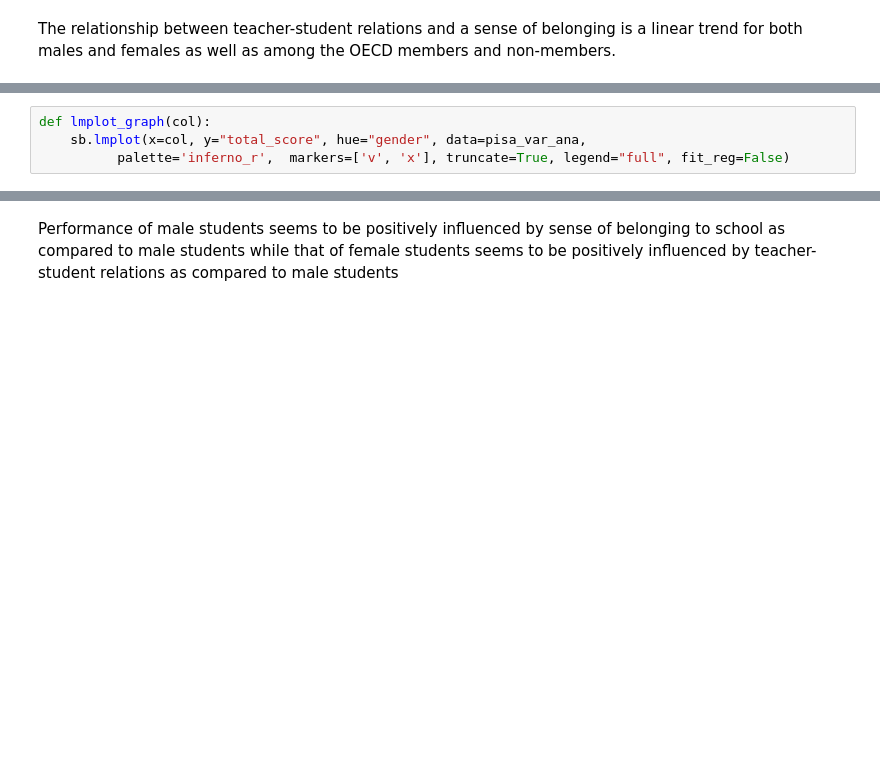
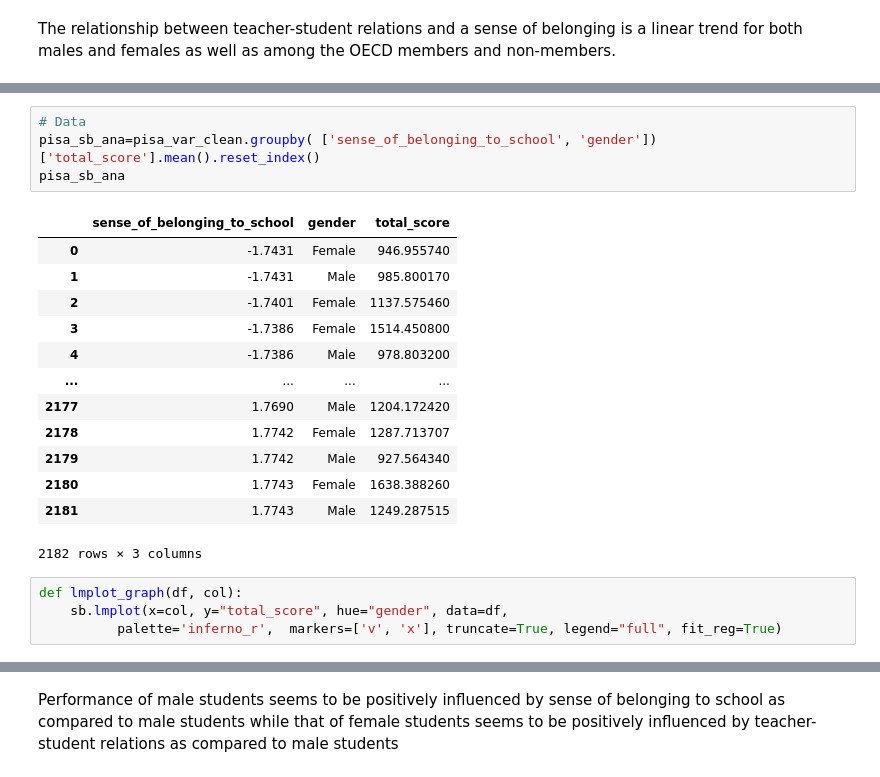
Before and after one commit to Daviedavie100/Pisa2012_data_analysis, a Jupyter notebook: Exploration.ipynb, the cells around one changed output, grey strips where cells are left out. Cells and saved outputs as stored; diff of their text form; blank space fills up the shorter version.

```diff
--- a/Exploration.ipynb
+++ b/Exploration.ipynb
@@ -2183,7 +2181,25 @@ pisa_var=pisa_clean.groupby(['sense_of_belonging_to_school', 'teacher_student_re
+# %%
+# Data
+pisa_sb_ana=pisa_var_clean.groupby( ['sense_of_belonging_to_school', 'gender'])['total_score'].mean().reset_index()
+pisa_sb_ana
+# %% [output]
+|  | sense_of_belonging_to_school | gender | total_score |
+| 0 | -1.7431 | Female | 946.955740 |
+| 1 | -1.7431 | Male | 985.800170 |
+| 2 | -1.7401 | Female | 1137.575460 |
+| 3 | -1.7386 | Female | 1514.450800 |
+| 4 | -1.7386 | Male | 978.803200 |
+| ... | ... | ... | ... |
+| 2177 | 1.7690 | Male | 1204.172420 |
+| 2178 | 1.7742 | Female | 1287.713707 |
+| 2179 | 1.7742 | Male | 927.564340 |
+| 2180 | 1.7743 | Female | 1638.388260 |
+| 2181 | 1.7743 | Male | 1249.287515 |
+2182 rows × 3 columns
 # %%
-def lmplot_graph(col):
-    sb.lmplot(x=col, y="total_score", hue="gender", data=pisa_var_ana,
-          palette='inferno_r',  markers=['v', 'x'], truncate=True, legend="full", fit_reg=False)
+def lmplot_graph(df, col):
+    sb.lmplot(x=col, y="total_score", hue="gender", data=df,
+          palette='inferno_r',  markers=['v', 'x'], truncate=True, legend="full", fit_reg=True)
 # %%
 # set plot dimensions
 plt.figure(figsize = [16, 10])
```
Also changed, not shown: parts of 12 cells of this notebook.
